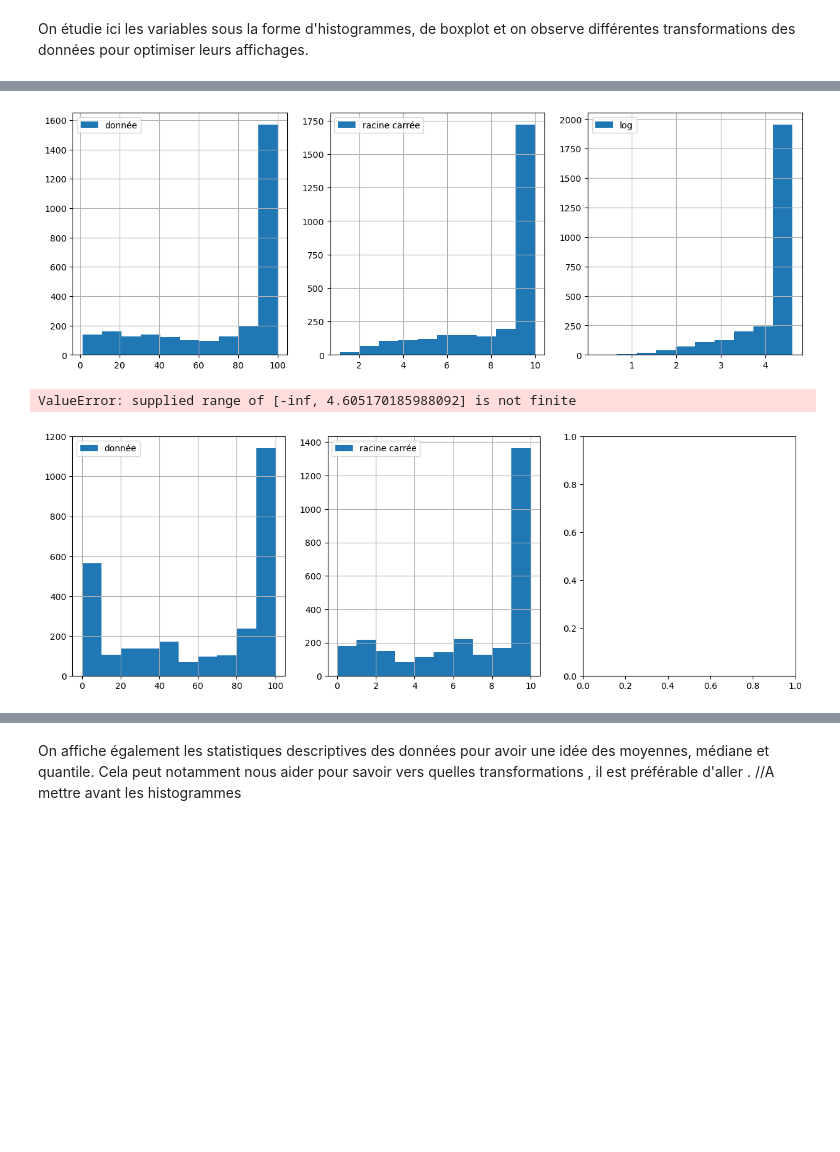
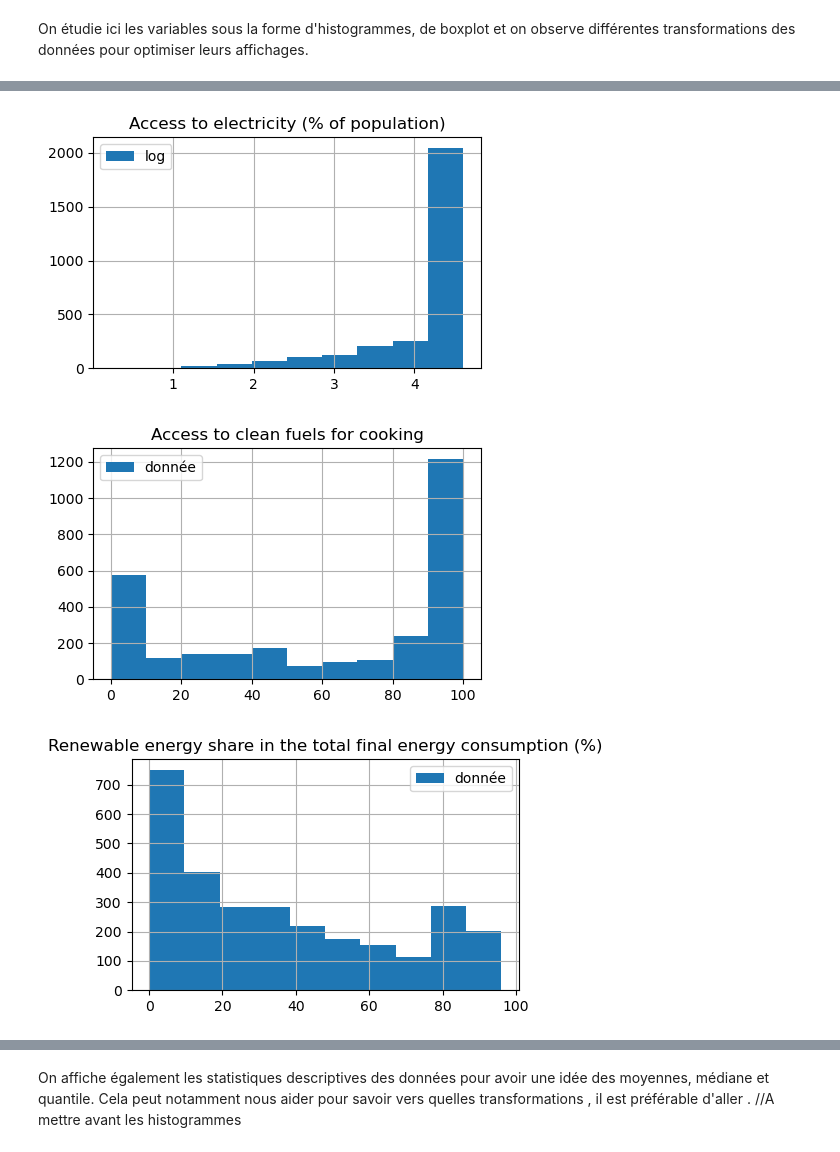
Before and after one commit to julien-richaume/projet_machine_learning, a Jupyter notebook: Projet-ML-Python.ipynb, the cells around one changed output, grey strips where cells are left out. Cells and saved outputs as stored; diff of their text form; code cells hidden in the pictures; blank space fills up the shorter version.

```diff
--- a/Projet-ML-Python.ipynb
+++ b/Projet-ML-Python.ipynb
@@ -166,34 +185,27 @@ On étudie ici les variables sous la forme d'histogrammes, de boxplot et on obse
 # %%
-import matplotlib.pyplot as plt
-import numpy as np
-
 interesting_columns = ["Access to electricity (% of population)",
                        "Access to clean fuels for cooking",
                        "Renewable energy share in the total final energy consumption (%)",
                        "Electricity from fossil fuels (TWh)",
                        "Electricity from nuclear (TWh)",
                        "Electricity from renewables (TWh)",
                        "Low-carbon electricity (% electricity)",
                        "Primary energy consumption per capita (kWh/person)",
                        "Energy intensity level of primary energy (MJ/$2017 PPP GDP)",
                        "Value_co2_emissions_kt_by_country",
                        "gdp_growth",
                        "gdp_per_capita"]
 
 for column_to_test in interesting_columns :
-    plt.figure(figsize=(15,5))
-    plt.subplot(1,3,1)
-    data[column_to_test].hist(label='donnée')
+    plt.figure(figsize=(5,3))
+    plt.title(column_to_test)
+    if min(data[column_to_test]) <= 0 :
+        data[column_to_test].hist(label='donnée')
+    else :
+        np.log(data[column_to_test]).hist(label='log')
     plt.legend()
-    plt.subplot(1,3,2)
-    np.sqrt(data[column_to_test]).hist(label='racine carrée')
-    plt.legend()
-    plt.subplot(1,3,3)
-    if not(data[column_to_test].isnull().any()) :
-        np.log(data[column_to_test]).hist(label='log')
-        plt.legend()
     plt.show()
 # %% [output]
-[figure, old version]
+[figure, new version]
-ValueError: supplied range of [-inf, 4.605170185988092] is not finite
-[figure, old version]
+[figure, new version]
+[figure, added]
```
Also changed, not shown: parts of 25 cells of this notebook.
